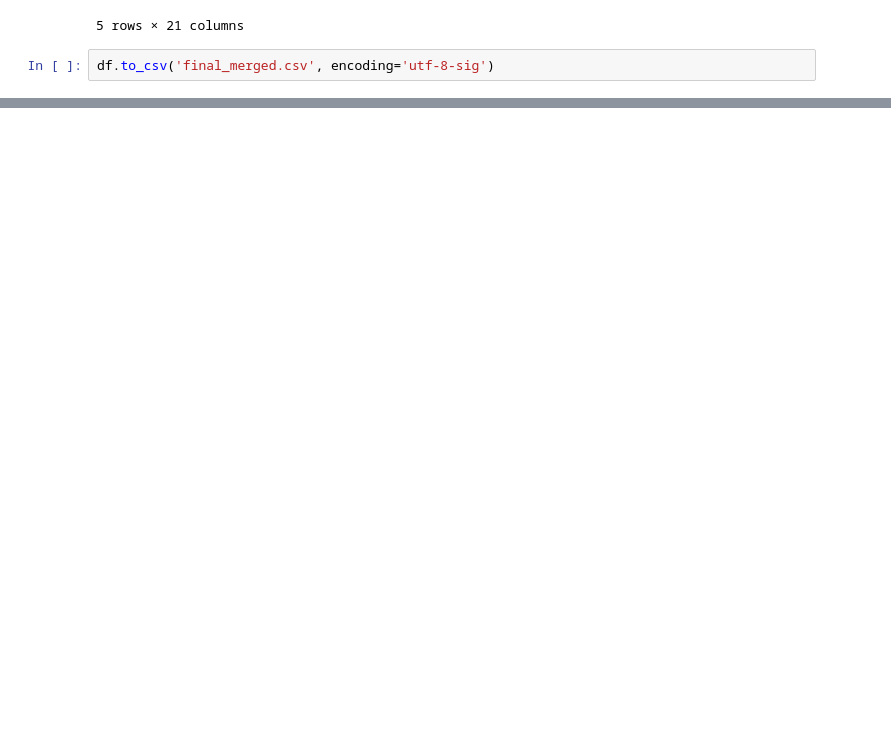
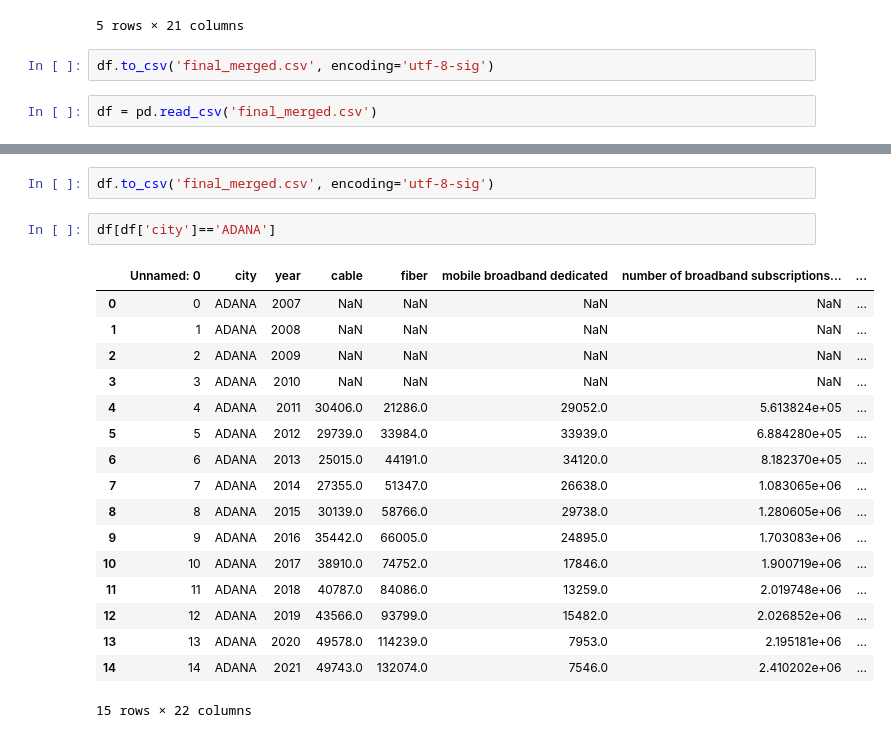
Before and after one commit to LeventSoykan/BTK_Data_Extraction_Telecom, a Jupyter notebook: get_data.ipynb, the cells around one changed output, grey strips where cells are left out. Saved outputs shown, nothing was run; the diff lists cells and outputs as text; blank space fills up the shorter version.

Commit message:
Reload csv data to solve inconsistency in population column

```diff
--- a/get_data.ipynb
+++ b/get_data.ipynb
@@ -85,3 +85,5 @@ df.head()
 5 rows × 21 columns
 # %%
 df.to_csv('final_merged.csv', encoding='utf-8-sig')
+# %%
+df = pd.read_csv('final_merged.csv')
@@ -87,0 +110,22 @@ df.to_csv('final_merged.csv', encoding='utf-8-sig')
+# %%
+df.to_csv('final_merged.csv', encoding='utf-8-sig')
+# %%
+df[df['city']=='ADANA']
+# %% [output]
+|  | Unnamed: 0 | city | year | cable | fiber | mobile broadband dedicated | number of broadband subscriptions... | ... |
+| 0 | 0 | ADANA | 2007 | NaN | NaN | NaN | NaN | ... |
+| 1 | 1 | ADANA | 2008 | NaN | NaN | NaN | NaN | ... |
+| 2 | 2 | ADANA | 2009 | NaN | NaN | NaN | NaN | ... |
+| 3 | 3 | ADANA | 2010 | NaN | NaN | NaN | NaN | ... |
+| 4 | 4 | ADANA | 2011 | 30406.0 | 21286.0 | 29052.0 | 5.613824e+05 | ... |
+| 5 | 5 | ADANA | 2012 | 29739.0 | 33984.0 | 33939.0 | 6.884280e+05 | ... |
+| 6 | 6 | ADANA | 2013 | 25015.0 | 44191.0 | 34120.0 | 8.182370e+05 | ... |
+| 7 | 7 | ADANA | 2014 | 27355.0 | 51347.0 | 26638.0 | 1.083065e+06 | ... |
+| 8 | 8 | ADANA | 2015 | 30139.0 | 58766.0 | 29738.0 | 1.280605e+06 | ... |
+| 9 | 9 | ADANA | 2016 | 35442.0 | 66005.0 | 24895.0 | 1.703083e+06 | ... |
+| 10 | 10 | ADANA | 2017 | 38910.0 | 74752.0 | 17846.0 | 1.900719e+06 | ... |
+| 11 | 11 | ADANA | 2018 | 40787.0 | 84086.0 | 13259.0 | 2.019748e+06 | ... |
+| 12 | 12 | ADANA | 2019 | 43566.0 | 93799.0 | 15482.0 | 2.026852e+06 | ... |
+| 13 | 13 | ADANA | 2020 | 49578.0 | 114239.0 | 7953.0 | 2.195181e+06 | ... |
+| 14 | 14 | ADANA | 2021 | 49743.0 | 132074.0 | 7546.0 | 2.410202e+06 | ... |
+15 rows × 22 columns
```
Also changed, not shown: parts of 1 cell of this notebook, 1 other file.
